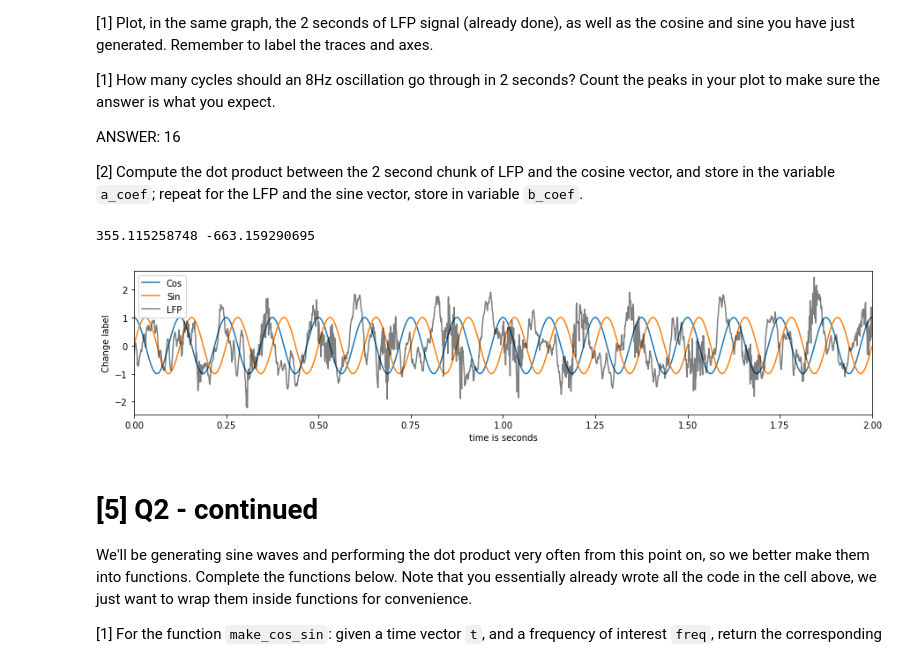
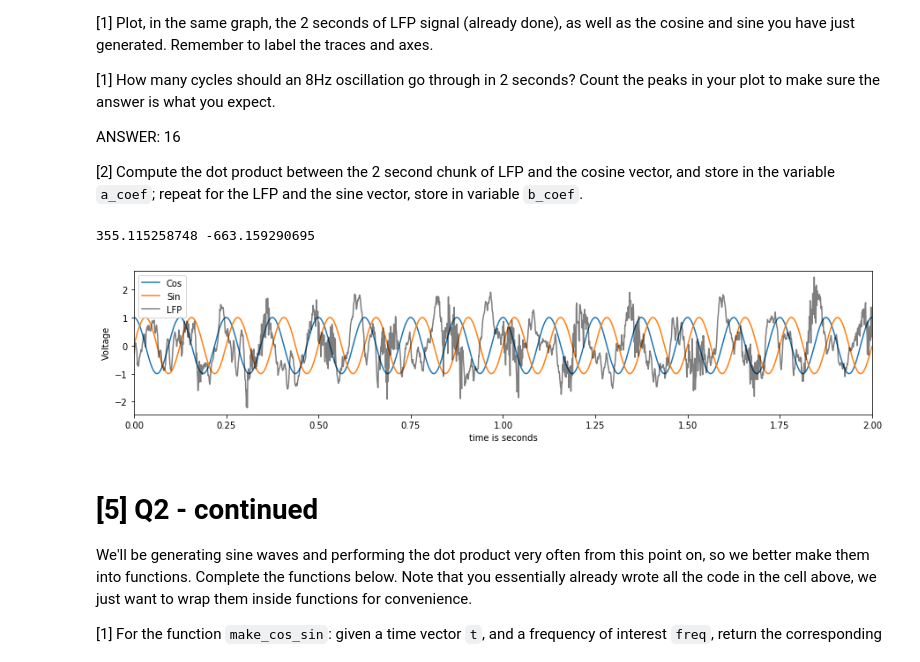
Before and after one commit to TamuzHod/COGS118C, a Jupyter notebook: Assignments/A2-FourierTransform.ipynb, the cells around one changed output. Drawn from its saved outputs; the diff is of its cells as text; code cells hidden in the pictures.

```diff
--- a/Assignments/A2-FourierTransform.ipynb
+++ b/Assignments/A2-FourierTransform.ipynb
@@ -145,25 +145,25 @@ ANSWER: 16
 # %%
 freq = 8 # Hz
 cos = np.cos(t_short * freq * 2 * np.pi)
 sin = np.sin(t_short * freq * 2 * np.pi)
 
 plt.figure(figsize=(15,3))
 plt.plot(t_short, cos, label='Cos')
 plt.plot(t_short, sin, label='Sin')
 plt.plot(t_short, lfp_short, 'k', label='LFP', alpha=0.5)
 plt.xlabel('time is seconds')
-plt.ylabel('Trig Ratio')
+plt.ylabel('Voltage')
 
 plt.xlim([0,2]); plt.legend()
 
 
 
 a_coef = np.dot(lfp_short, cos)
 b_coef = np.dot(lfp_short, sin)
 print(a_coef, b_coef)
 # %% [output]
 355.115258748 -663.159290695
-[figure, old version]
+[figure, new version]
 # %% [markdown]
 # [5] Q2 - continued
 We'll be generating sine waves and performing the dot product very often from this point on, so we better make them into functions. Complete the functions below. Note that you essentially already wrote all the code in the cell above, we just want to wrap them inside functions for convenience.
```
Also changed, not shown: parts of 10 cells of this notebook.
